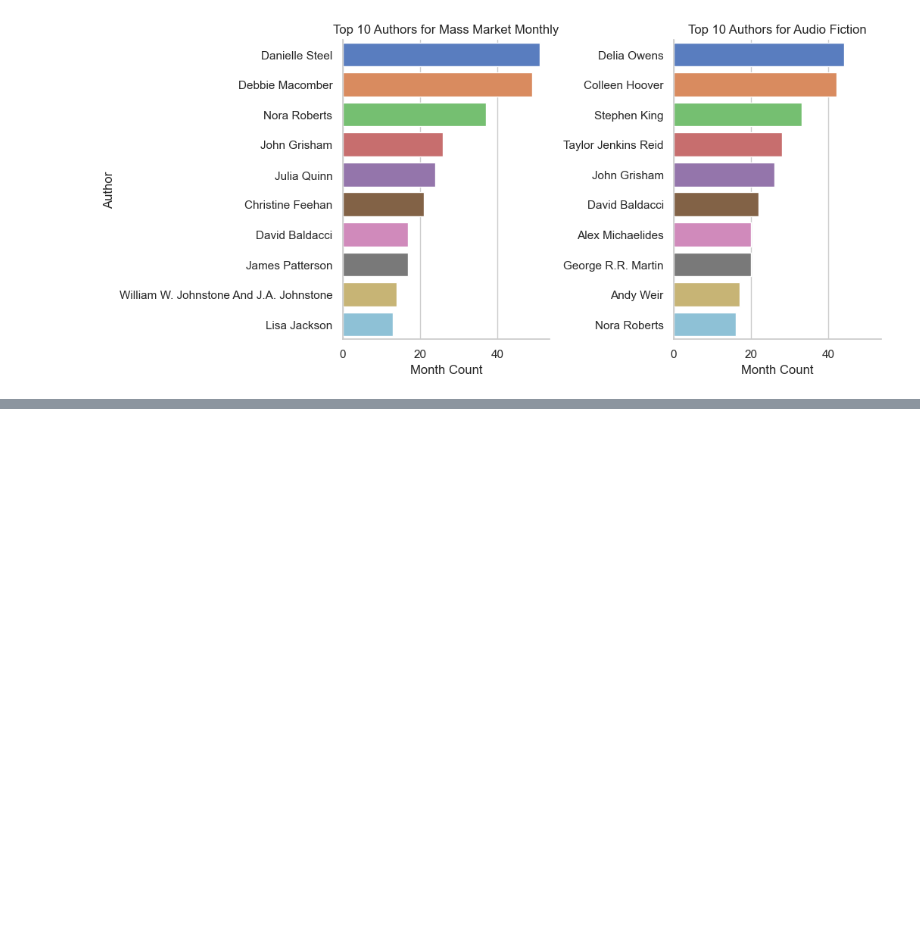
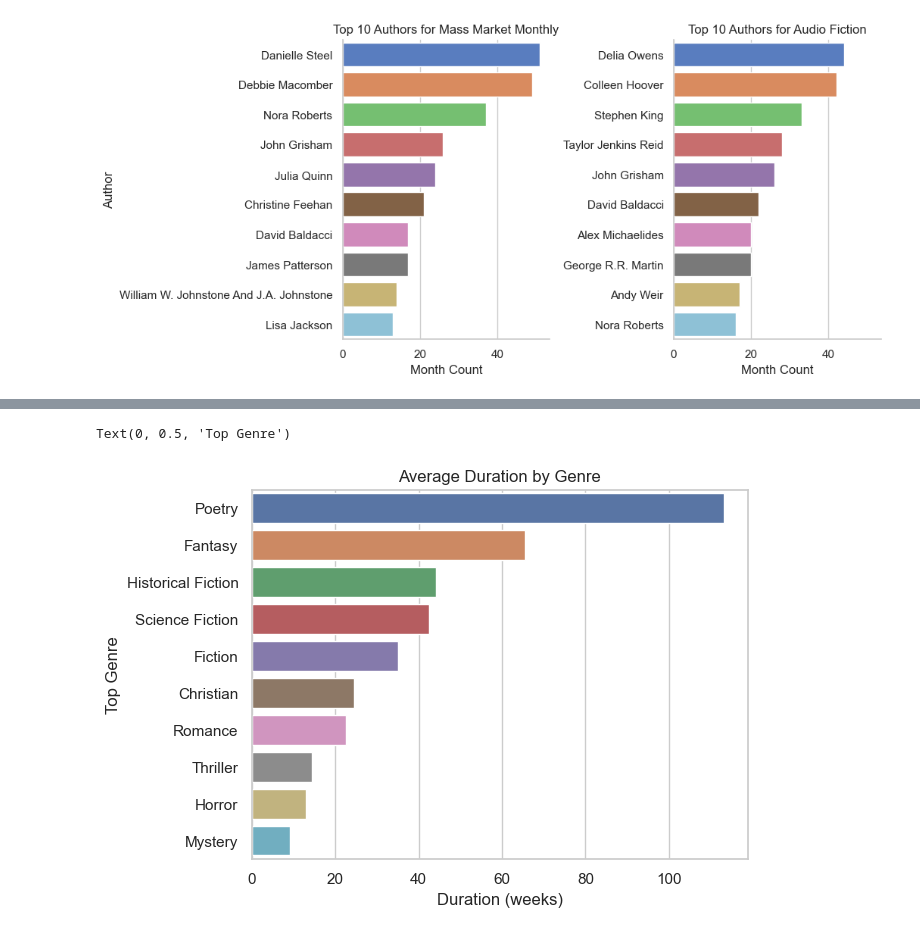
Before and after one commit to melaniewesson/bestseller_capstone, a Jupyter notebook: notebooks/bestsellers_analysis.ipynb, the cells around one changed output, grey strips where cells are left out. Drawn from its saved outputs; the diff is of its cells as text; code cells hidden in the pictures; blank space fills up the shorter version.

Commit message:
finished author questions, working on genre

```diff
--- a/notebooks/bestsellers_analysis.ipynb
+++ b/notebooks/bestsellers_analysis.ipynb
@@ -422,0 +410,4 @@ Name: nyt_list, dtype: int64
+# %%
+#Find max weeks_on_list for each book/author/list combo
+full_merge['max_weeks_on_list'] = full_merge.groupby(['nyt_list', 'title', 'author'])['weeks_on_list'].transform('max')
+full_merge.head(10)
@@ -422,0 +426,4 @@ Name: nyt_list, dtype: int64
+# %%
+#Find average week duration of each genre
+avg_genre_duration = full_merge.groupby('genre1')['max_weeks_on_list'].mean().sort_values(ascending=False)
+top10_avg_genre_duration = avg_genre_duration.head(10)
@@ -422,0 +434,10 @@ Name: nyt_list, dtype: int64
+# %%
+#create chart
+sns.barplot(x=top10_avg_genre_duration.values, y=top10_avg_genre_duration.index, orient='h')
+
+plt.title("Average Duration by Genre")
+plt.xlabel('Duration (weeks)')
+plt.ylabel('Top Genre')
+# %% [output]
+Text(0, 0.5, 'Top Genre')
+[figure, added]
```
Also changed, not shown: parts of 23 cells of this notebook.
